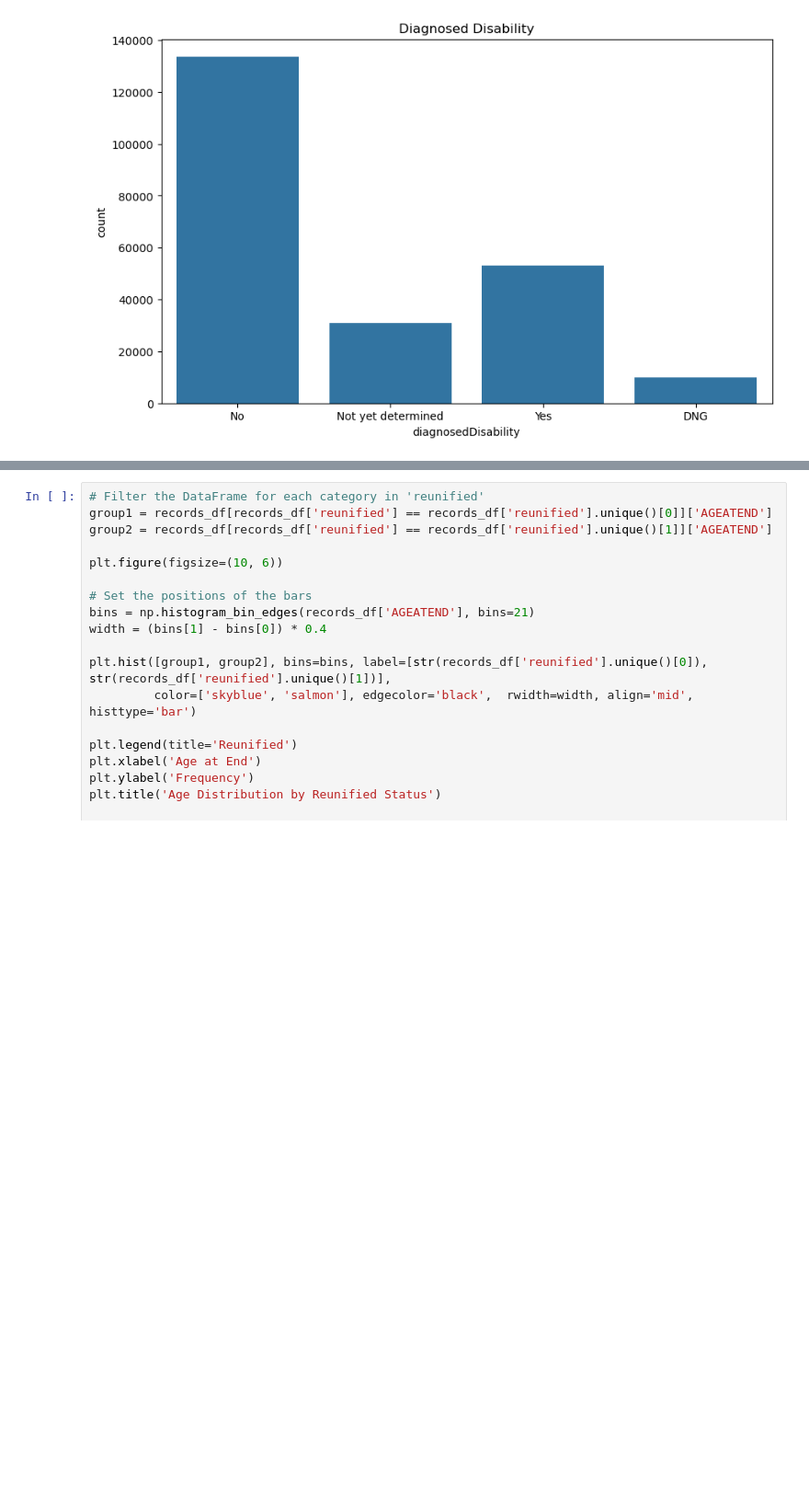
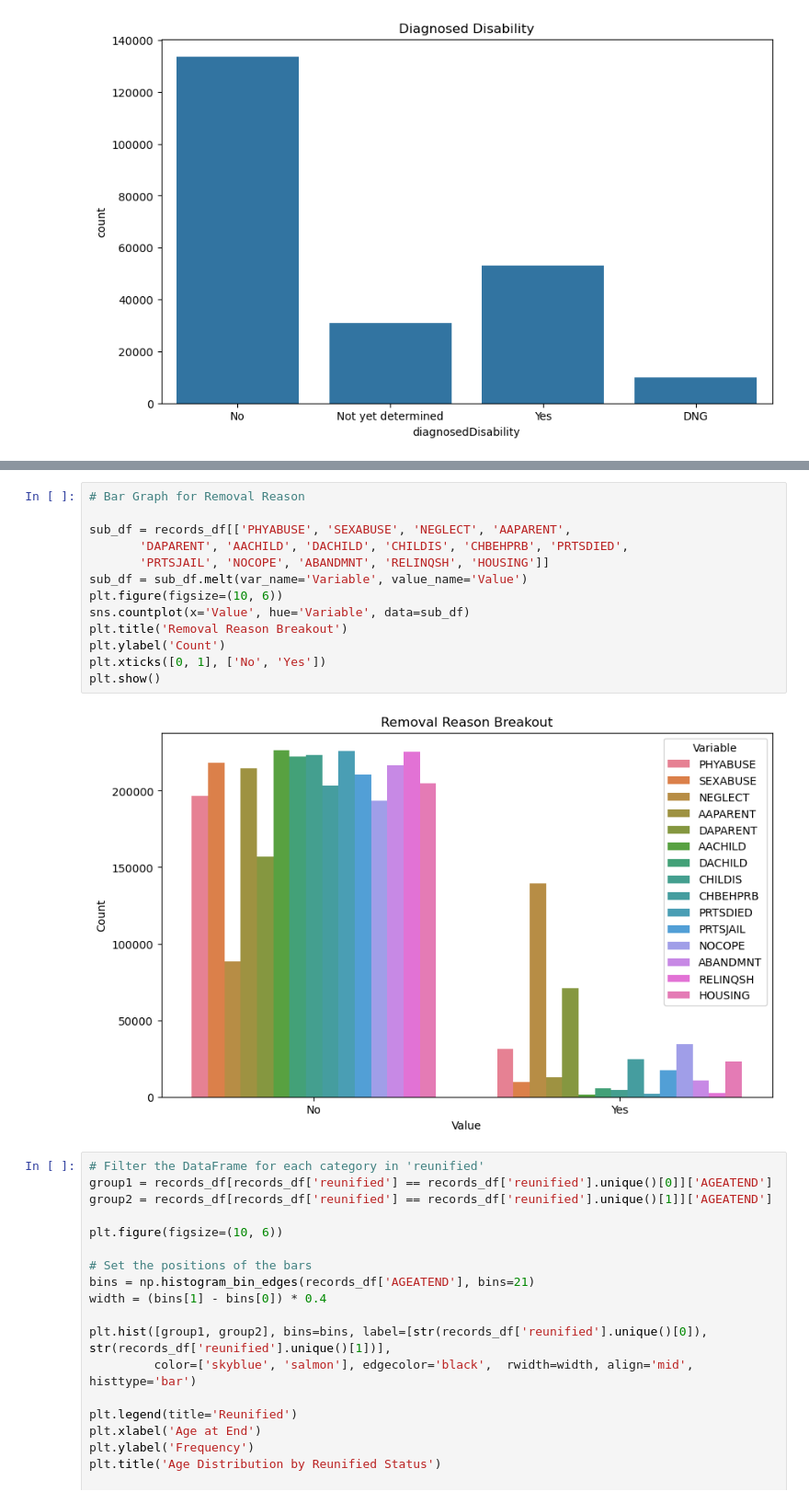
Before and after one commit to sophie2chance2/foster_care_analysis, a Jupyter notebook: working.ipynb, the cells around one changed output, grey strips where cells are left out. Shown at 92% size. Saved outputs shown, nothing was run; the diff lists cells and outputs as text; blank space fills up the shorter version.

```diff
--- a/working.ipynb
+++ b/working.ipynb
@@ -190,3 +201,18 @@ plt.show()
+# %%
+# Bar Graph for Removal Reason
+
+sub_df = records_df[['PHYABUSE', 'SEXABUSE', 'NEGLECT', 'AAPARENT',
+       'DAPARENT', 'AACHILD', 'DACHILD', 'CHILDIS', 'CHBEHPRB', 'PRTSDIED',
+       'PRTSJAIL', 'NOCOPE', 'ABANDMNT', 'RELINQSH', 'HOUSING']]
+sub_df = sub_df.melt(var_name='Variable', value_name='Value')
+plt.figure(figsize=(10, 6))
+sns.countplot(x='Value', hue='Variable', data=sub_df)
+plt.title('Removal Reason Breakout')
+plt.ylabel('Count')
+plt.xticks([0, 1], ['No', 'Yes'])
+plt.show()
+# %% [output]
+[figure, added]
 # %%
 # Filter the DataFrame for each category in 'reunified'
 group1 = records_df[records_df['reunified'] == records_df['reunified'].unique()[0]]['AGEATEND']
```
Also changed, not shown: parts of 4 cells of this notebook.
